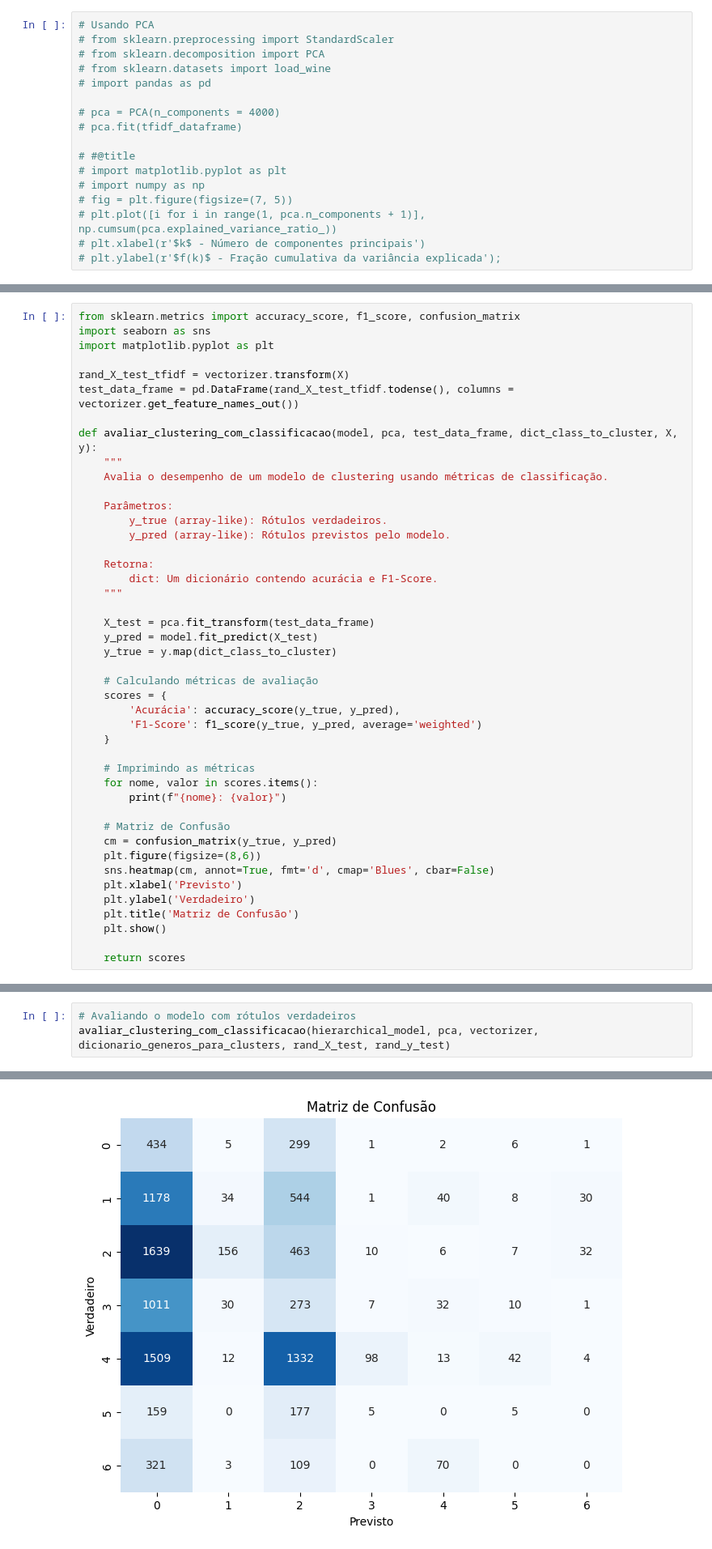
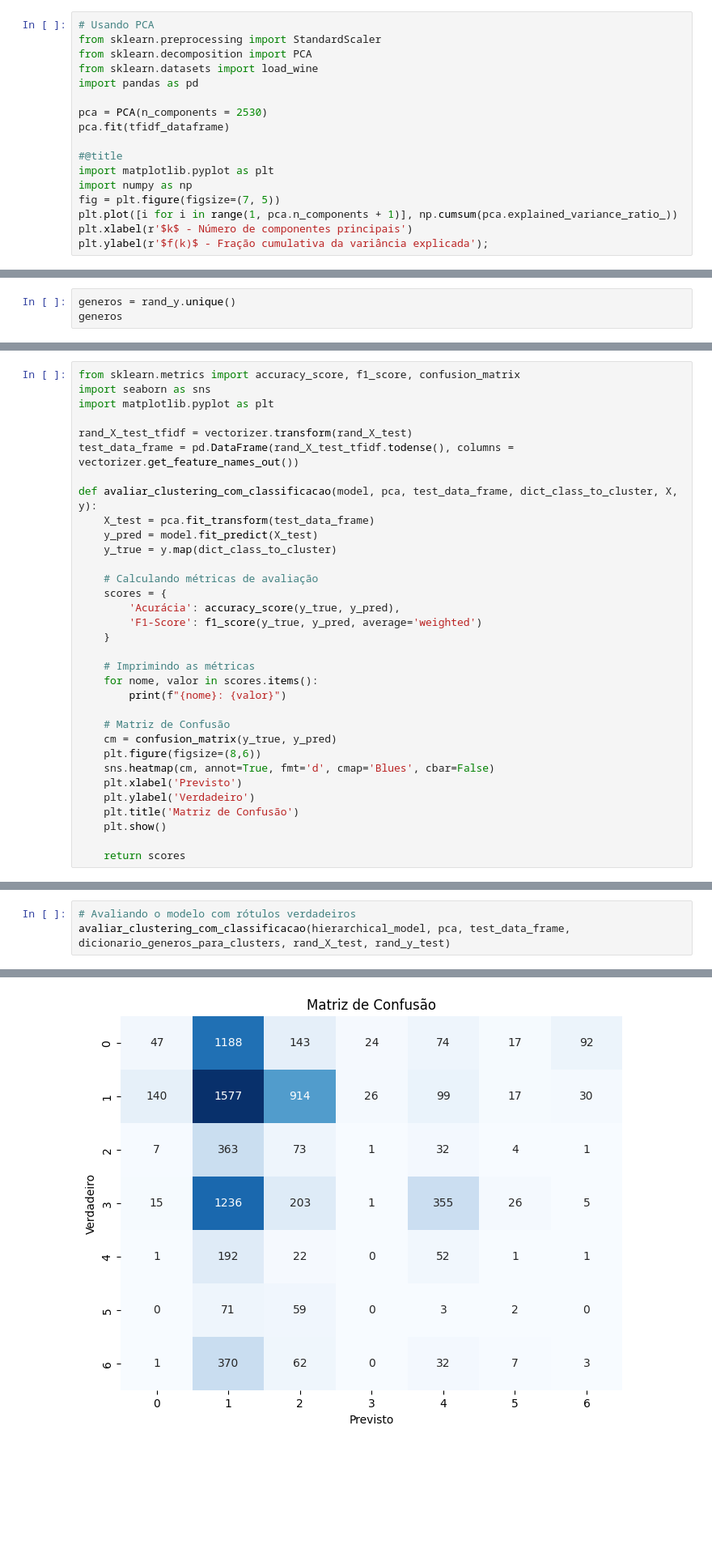
Before and after one commit to alekswheeler/datasci_home_work, a Jupyter notebook: Especificação_2024_2.ipynb, the cells around one changed output, grey strips where cells are left out. Shown at 81% size. Saved outputs shown, nothing was run; the diff lists cells and outputs as text; blank space fills up the shorter version.

```diff
--- a/Especificação_2024_2.ipynb
+++ b/Especificação_2024_2.ipynb
@@ -346,17 +230,17 @@ tfidf_dataframe.head()
 # %%
 # Usando PCA
-# from sklearn.preprocessing import StandardScaler
-# from sklearn.decomposition import PCA
-# from sklearn.datasets import load_wine
-# import pandas as pd
+from sklearn.preprocessing import StandardScaler
+from sklearn.decomposition import PCA
+from sklearn.datasets import load_wine
+import pandas as pd
 
-# pca = PCA(n_components = 4000)
-# pca.fit(tfidf_dataframe)
+pca = PCA(n_components = 2530)
+pca.fit(tfidf_dataframe)
 
-# #@title
-# import matplotlib.pyplot as plt
-# import numpy as np
-# fig = plt.figure(figsize=(7, 5))
-# plt.plot([i for i in range(1, pca.n_components + 1)], np.cumsum(pca.explained_variance_ratio_))
-# plt.xlabel(r'$k$ - Número de componentes principais')
-# plt.ylabel(r'$f(k)$ - Fração cumulativa da variância explicada');
+#@title
+import matplotlib.pyplot as plt
+import numpy as np
+fig = plt.figure(figsize=(7, 5))
+plt.plot([i for i in range(1, pca.n_components + 1)], np.cumsum(pca.explained_variance_ratio_))
+plt.xlabel(r'$k$ - Número de componentes principais')
+plt.ylabel(r'$f(k)$ - Fração cumulativa da variância explicada');
@@ -372,0 +263,3 @@ X2 = pca.fit_transform(tfidf_dataframe)
+# %%
+generos = rand_y.unique()
+generos
@@ -403,21 +449,10 @@ from sklearn.metrics import accuracy_score, f1_score, confusion_matrix
 import seaborn as sns
 import matplotlib.pyplot as plt
 
-rand_X_test_tfidf = vectorizer.transform(X)
+rand_X_test_tfidf = vectorizer.transform(rand_X_test)
 test_data_frame = pd.DataFrame(rand_X_test_tfidf.todense(), columns = vectorizer.get_feature_names_out())
 
 def avaliar_clustering_com_classificacao(model, pca, test_data_frame, dict_class_to_cluster, X, y):
-    """
-    Avalia o desempenho de um modelo de clustering usando métricas de classificação.
-
-    Parâmetros:
-        y_true (array-like): Rótulos verdadeiros.
-        y_pred (array-like): Rótulos previstos pelo modelo.
-
-    Retorna:
-        dict: Um dicionário contendo acurácia e F1-Score.
-    """
-
     X_test = pca.fit_transform(test_data_frame)
     y_pred = model.fit_predict(X_test)
     y_true = y.map(dict_class_to_cluster)
@@ -447,4 +484,4 @@ def avaliar_clustering_com_classificacao(model, pca, test_data_frame, dict_class
 # %%
 # Avaliando o modelo com rótulos verdadeiros
-avaliar_clustering_com_classificacao(hierarchical_model, pca, vectorizer, dicionario_generos_para_clusters, rand_X_test, rand_y_test)
+avaliar_clustering_com_classificacao(hierarchical_model, pca, test_data_frame, dicionario_generos_para_clusters, rand_X_test, rand_y_test)
 # %% [output]
@@ -453 +490 @@ F1-Score: 0.058038725245303464
-[figure, old version]
+[figure, new version]
```
Also changed, not shown: parts of 71 cells of this notebook.
